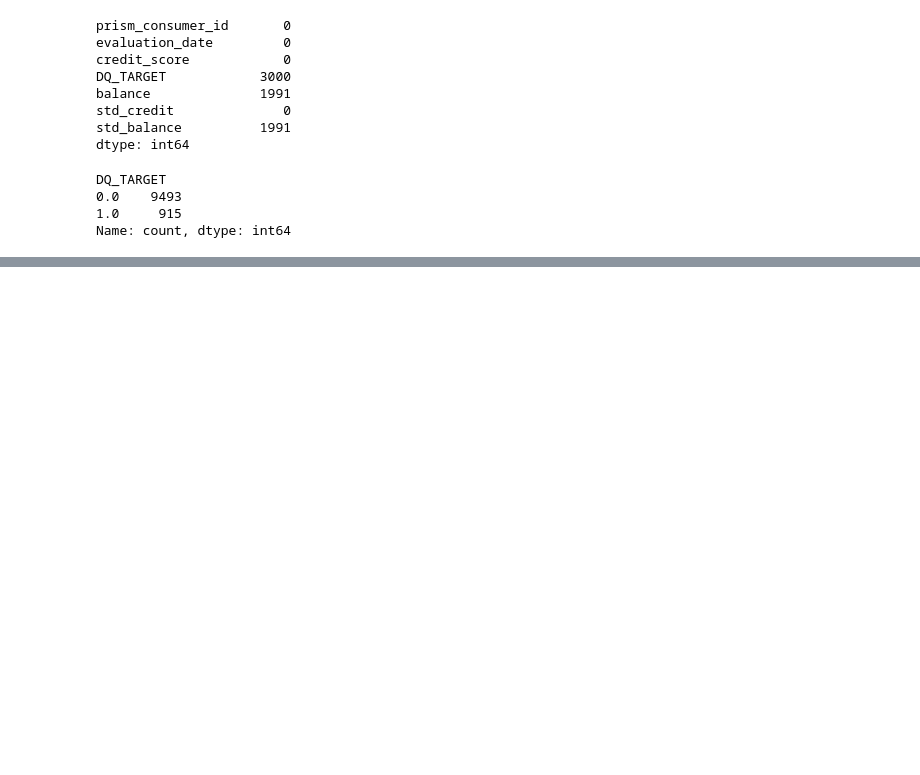
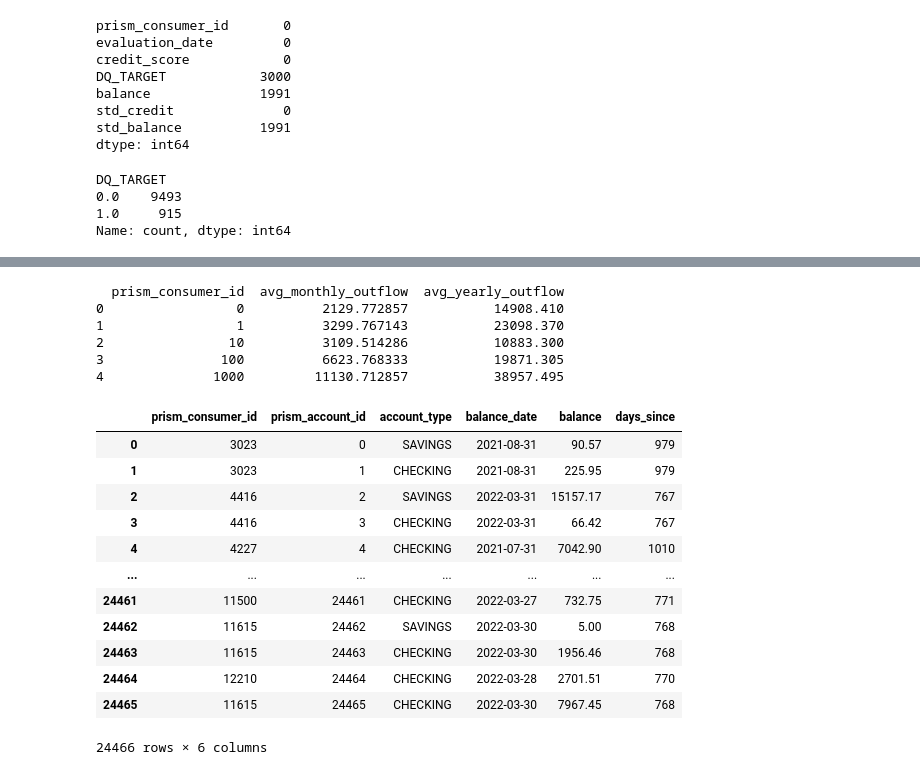
Before and after one commit to hillarychang/dsc180b-capstone-q2, a Jupyter notebook: src/notebooks/hillary_q2.ipynb, the cells around one changed output, grey strips where cells are left out. Cells and saved outputs as stored; diff of their text form; code cells hidden in the pictures; blank space fills up the shorter version.

```diff
--- a/src/notebooks/hillary_q2.ipynb
+++ b/src/notebooks/hillary_q2.ipynb
@@ -554,0 +692,8 @@ Name: count, dtype: int64
+# %%
+# Calculate the account age in days
+
+acct['balance_date'] = pd.to_datetime(acct['balance_date'])
+acct['account_age'] = (acct['balance_date'].max() - acct['balance_date']).dt.days
+account_age = acct.groupby('prism_consumer_id')['account_age'].max().reset_index()
+account_age.columns = ['prism_consumer_id', 'account_age_days']
+print(account_age)
@@ -554,0 +715,8 @@ Name: count, dtype: int64
+# %%
+acct['balance'] = pd.to_numeric(acct['balance'], errors='coerce')
+
+negative_balances = acct[acct['balance'] < 0]
+if negative_balances.empty:
+    print("No negative balances found in the dataset.")
+else:
+    print(negative_balances)
@@ -554,0 +806,21 @@ Name: count, dtype: int64
+# %%
+debit_transactions = transactions[transactions['credit_or_debit'] == 'DEBIT']
+
+# Calculate monthly and yearly outflows per consumer
+outflow_features = debit_transactions.groupby('prism_consumer_id').apply(lambda group: {
+    'avg_monthly_outflow': group['amount'].sum() / max(1, group['posted_date'].dt.to_period('M').nunique()),  # Avoid division by zero
+    'avg_yearly_outflow': group['amount'].sum() / max(1, group['posted_date'].dt.to_period('Y').nunique())   # Avoid division by zero
+}).apply(pd.Series).reset_index()
+
+# Rename the columns for clarity
+outflow_features.columns = ['prism_consumer_id', 'avg_monthly_outflow', 'avg_yearly_outflow']
+
+# Display the resulting outflow features
+print(outflow_features.head())
+# %% [output]
+  prism_consumer_id  avg_monthly_outflow  avg_yearly_outflow
+0                 0          2129.772857           14908.410
+1                 1          3299.767143           23098.370
+2                10          3109.514286           10883.300
+3               100          6623.768333           19871.305
+4              1000         11130.712857           38957.495
@@ -554,0 +835,16 @@ Name: count, dtype: int64
+# %%
+acct
+# %% [output]
+|  | prism_consumer_id | prism_account_id | account_type | balance_date | balance | days_since |
+| 0 | 3023 | 0 | SAVINGS | 2021-08-31 | 90.57 | 979 |
+| 1 | 3023 | 1 | CHECKING | 2021-08-31 | 225.95 | 979 |
+| 2 | 4416 | 2 | SAVINGS | 2022-03-31 | 15157.17 | 767 |
+| 3 | 4416 | 3 | CHECKING | 2022-03-31 | 66.42 | 767 |
+| 4 | 4227 | 4 | CHECKING | 2021-07-31 | 7042.90 | 1010 |
+| ... | ... | ... | ... | ... | ... | ... |
+| 24461 | 11500 | 24461 | CHECKING | 2022-03-27 | 732.75 | 771 |
+| 24462 | 11615 | 24462 | SAVINGS | 2022-03-30 | 5.00 | 768 |
+| 24463 | 11615 | 24463 | CHECKING | 2022-03-30 | 1956.46 | 768 |
+| 24464 | 12210 | 24464 | CHECKING | 2022-03-28 | 2701.51 | 770 |
+| 24465 | 11615 | 24465 | CHECKING | 2022-03-30 | 7967.45 | 768 |
+24466 rows × 6 columns
```
Also changed, not shown: parts of 28 cells of this notebook.
